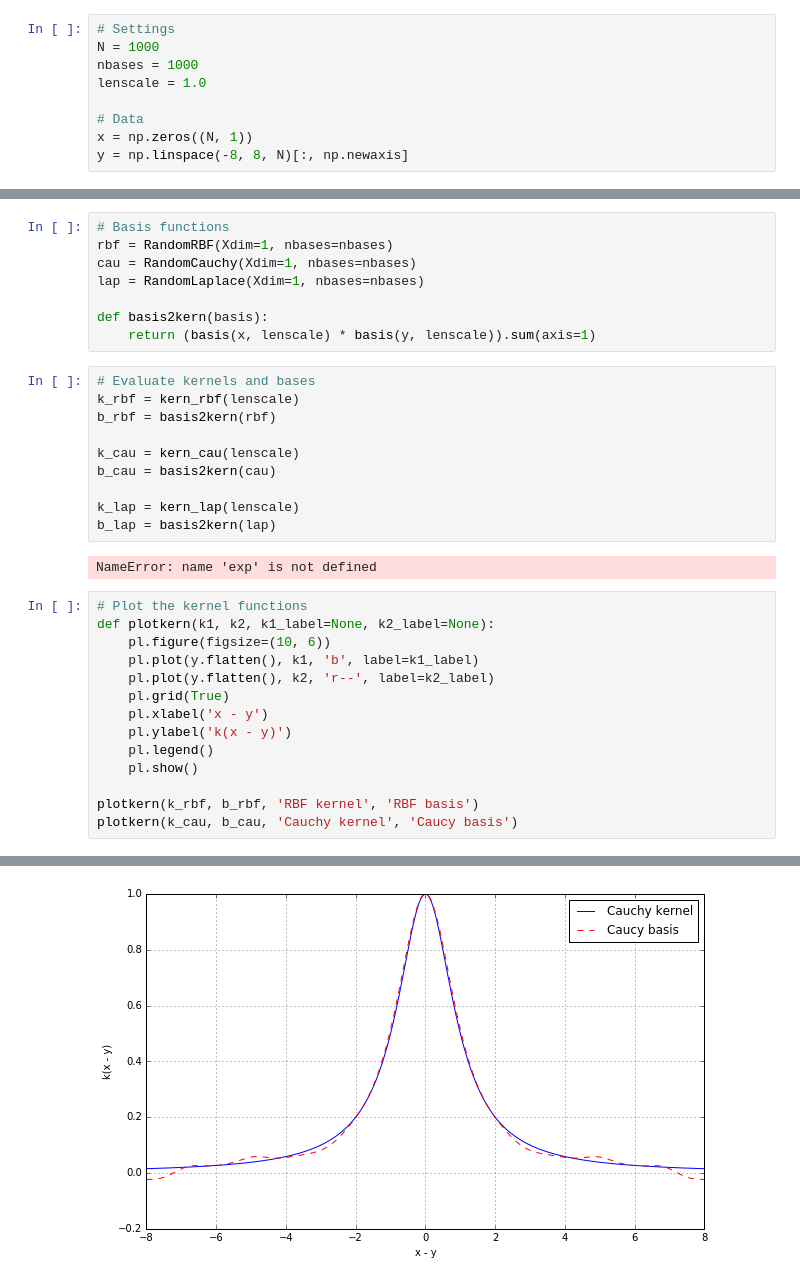
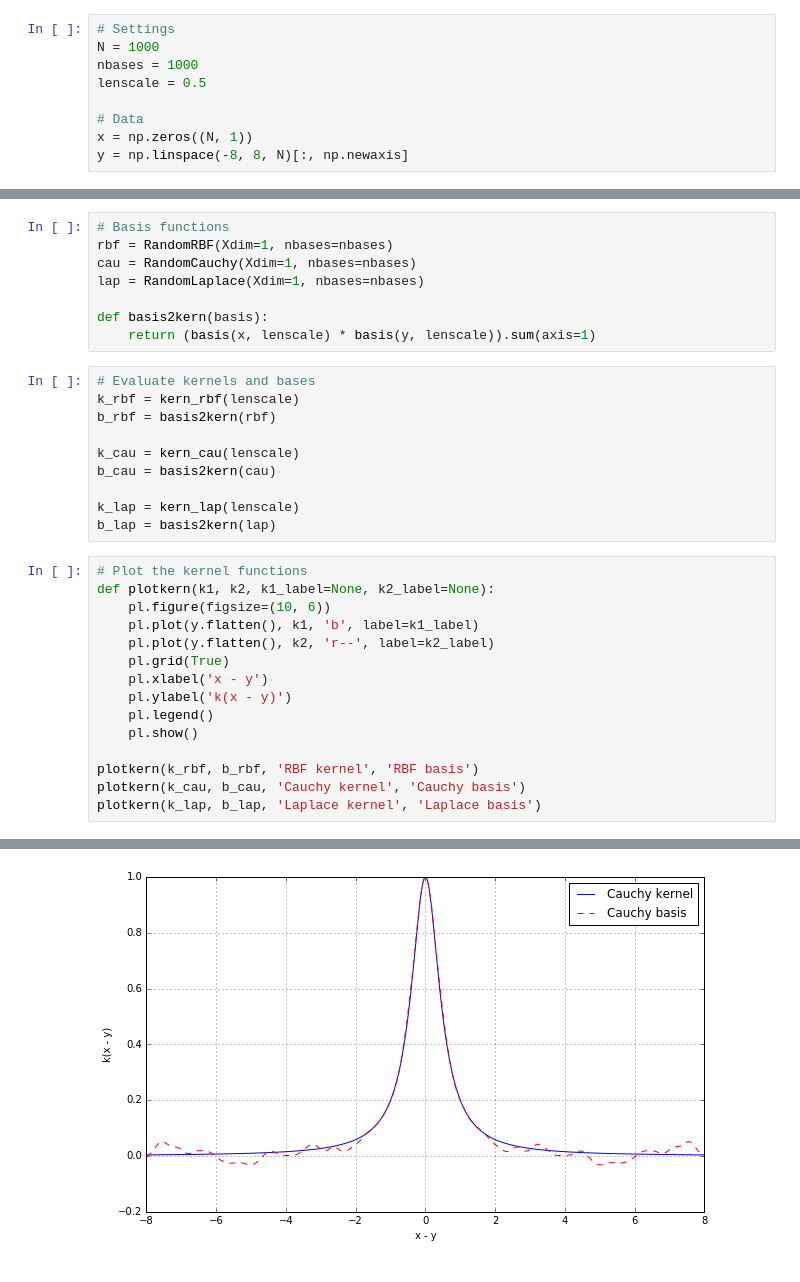
Before and after one commit to NICTA/revrand, a Jupyter notebook: notebooks/Random Kernels.ipynb, the cells around one changed output, grey strips where cells are left out. Saved outputs shown, nothing was run; the diff lists cells and outputs as text.

```diff
--- a/notebooks/Random Kernels.ipynb
+++ b/notebooks/Random Kernels.ipynb
@@ -9,7 +9,7 @@ from revrand.basis_functions import RandomRBF, RandomLaplace, RandomCauchy
 # Settings
 N = 1000
 nbases = 1000
-lenscale = 1.0
+lenscale = 0.5
 
 # Data
 x = np.zeros((N, 1))
@@ -49,8 +49,6 @@ b_cau = basis2kern(cau)
 
 k_lap = kern_lap(lenscale)
 b_lap = basis2kern(lap)
-# %% [output]
-NameError: name 'exp' is not defined
 # %%
 # Plot the kernel functions
 def plotkern(k1, k2, k1_label=None, k2_label=None):
@@ -64,5 +62,6 @@ def plotkern(k1, k2, k1_label=None, k2_label=None):
     pl.show()
 
 plotkern(k_rbf, b_rbf, 'RBF kernel', 'RBF basis')
-plotkern(k_cau, b_cau, 'Cauchy kernel', 'Caucy basis')
+plotkern(k_cau, b_cau, 'Cauchy kernel', 'Cauchy basis')
+plotkern(k_lap, b_lap, 'Laplace kernel', 'Laplace basis')
 # %% [output]
@@ -70 +69 @@ plotkern(k_cau, b_cau, 'Cauchy kernel', 'Caucy basis')
-[figure, old version]
+[figure, new version]
```
Also changed, not shown: parts of 1 cell of this notebook.
